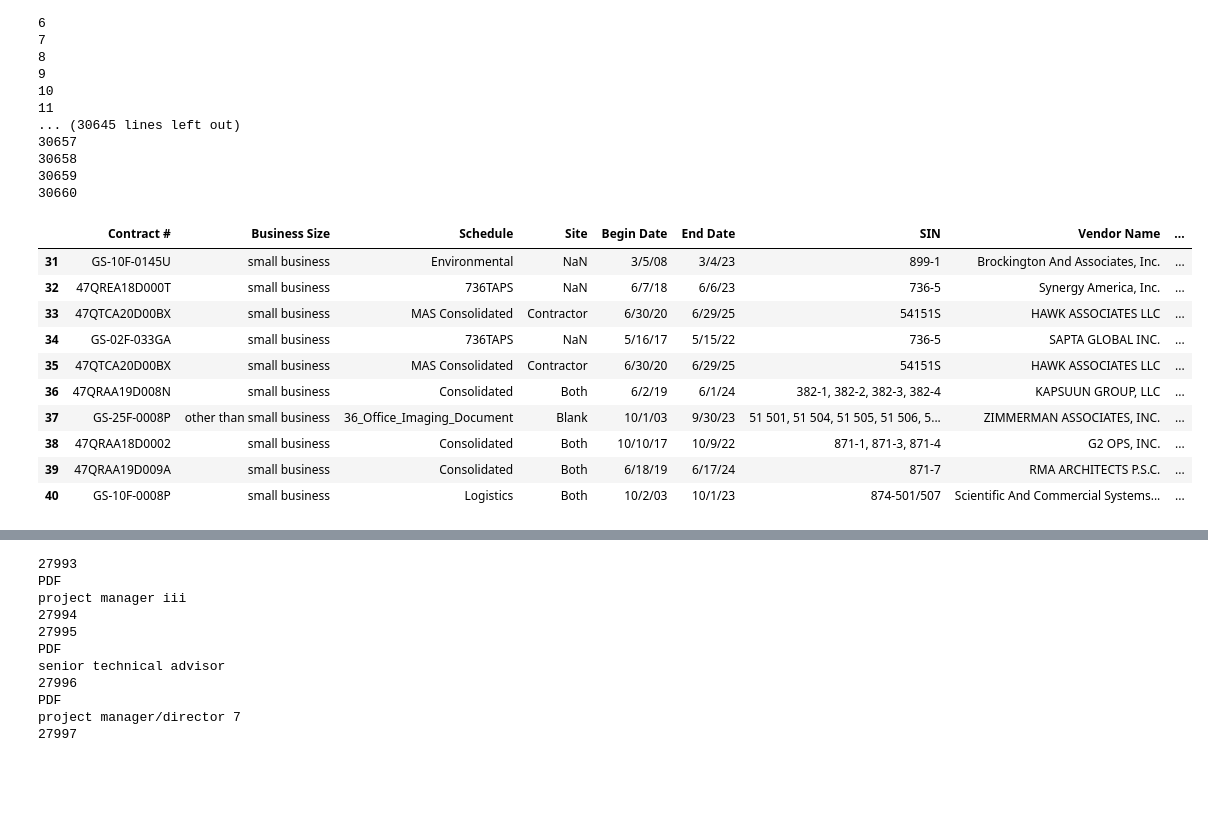
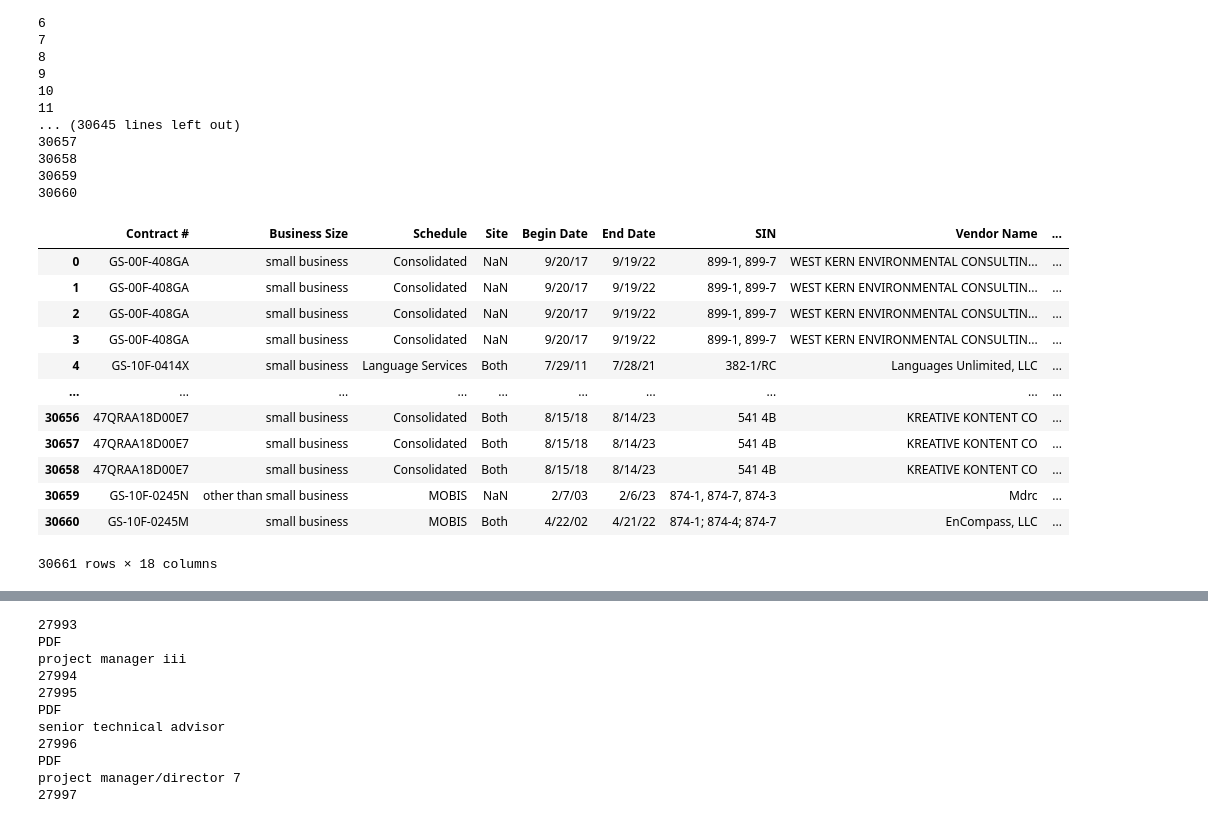
Before and after one commit to jeaninem8/GMU-Capstone, a Jupyter notebook: Capstone_ContractScrapingTool.ipynb, the cells around one changed output, grey strips where cells are left out. Cells and saved outputs as stored; diff of their text form; code cells hidden in the pictures; blank space fills up the shorter version.

Commit message:
final scrape update

```diff
--- a/Capstone_ContractScrapingTool.ipynb
+++ b/Capstone_ContractScrapingTool.ipynb
@@ -113,19 +116,21 @@ while n < len(link_list):
 # add column with good URL
 calc_scrape["PDF URL"] = link_list
 # %%
-display(calc_scrape[31:41])
+display(calc_scrape)
 # %% [output]
 |  | Contract # | Business Size | Schedule | Site | Begin Date | End Date | SIN | Vendor Name | ... |
-| 31 | GS-10F-0145U | small business | Environmental | NaN | 3/5/08 | 3/4/23 | 899-1 | Brockington And Associates, Inc. | ... |
-| 32 | 47QREA18D000T | small business | 736TAPS | NaN | 6/7/18 | 6/6/23 | 736-5 | Synergy America, Inc. | ... |
-| 33 | 47QTCA20D00BX | small business | MAS Consolidated | Contractor | 6/30/20 | 6/29/25 | 54151S | HAWK ASSOCIATES LLC | ... |
-| 34 | GS-02F-033GA | small business | 736TAPS | NaN | 5/16/17 | 5/15/22 | 736-5 | SAPTA GLOBAL INC. | ... |
-| 35 | 47QTCA20D00BX | small business | MAS Consolidated | Contractor | 6/30/20 | 6/29/25 | 54151S | HAWK ASSOCIATES LLC | ... |
-| 36 | 47QRAA19D008N | small business | Consolidated | Both | 6/2/19 | 6/1/24 | 382-1, 382-2, 382-3, 382-4 | KAPSUUN GROUP, LLC | ... |
-| 37 | GS-25F-0008P | other than small business | 36_Office_Imaging_Document | Blank | 10/1/03 | 9/30/23 | 51 501, 51 504, 51 505, 51 506, 5... | ZIMMERMAN ASSOCIATES, INC. | ... |
-| 38 | 47QRAA18D0002 | small business | Consolidated | Both | 10/10/17 | 10/9/22 | 871-1, 871-3, 871-4 | G2 OPS, INC. | ... |
-| 39 | 47QRAA19D009A | small business | Consolidated | Both | 6/18/19 | 6/17/24 | 871-7 | RMA ARCHITECTS P.S.C. | ... |
-| 40 | GS-10F-0008P | small business | Logistics | Both | 10/2/03 | 10/1/23 | 874-501/507 | Scientific And Commercial Systems... | ... |
+| 0 | GS-00F-408GA | small business | Consolidated | NaN | 9/20/17 | 9/19/22 | 899-1, 899-7 | WEST KERN ENVIRONMENTAL CONSULTIN... | ... |
+| 1 | GS-00F-408GA | small business | Consolidated | NaN | 9/20/17 | 9/19/22 | 899-1, 899-7 | WEST KERN ENVIRONMENTAL CONSULTIN... | ... |
+| 2 | GS-00F-408GA | small business | Consolidated | NaN | 9/20/17 | 9/19/22 | 899-1, 899-7 | WEST KERN ENVIRONMENTAL CONSULTIN... | ... |
+| 3 | GS-00F-408GA | small business | Consolidated | NaN | 9/20/17 | 9/19/22 | 899-1, 899-7 | WEST KERN ENVIRONMENTAL CONSULTIN... | ... |
+| 4 | GS-10F-0414X | small business | Language Services | Both | 7/29/11 | 7/28/21 | 382-1/RC | Languages Unlimited, LLC | ... |
+| ... | ... | ... | ... | ... | ... | ... | ... | ... | ... |
+| 30656 | 47QRAA18D00E7 | small business | Consolidated | Both | 8/15/18 | 8/14/23 | 541 4B | KREATIVE KONTENT CO | ... |
+| 30657 | 47QRAA18D00E7 | small business | Consolidated | Both | 8/15/18 | 8/14/23 | 541 4B | KREATIVE KONTENT CO | ... |
+| 30658 | 47QRAA18D00E7 | small business | Consolidated | Both | 8/15/18 | 8/14/23 | 541 4B | KREATIVE KONTENT CO | ... |
+| 30659 | GS-10F-0245N | other than small business | MOBIS | NaN | 2/7/03 | 2/6/23 | 874-1, 874-7, 874-3 | Mdrc | ... |
+| 30660 | GS-10F-0245M | small business | MOBIS | Both | 4/22/02 | 4/21/22 | 874-1; 874-4; 874-7 | EnCompass, LLC | ... |
+30661 rows × 18 columns
 # %%
 # adjust labor categories
 # %%
```
Also changed, not shown: parts of 30 cells of this notebook.
